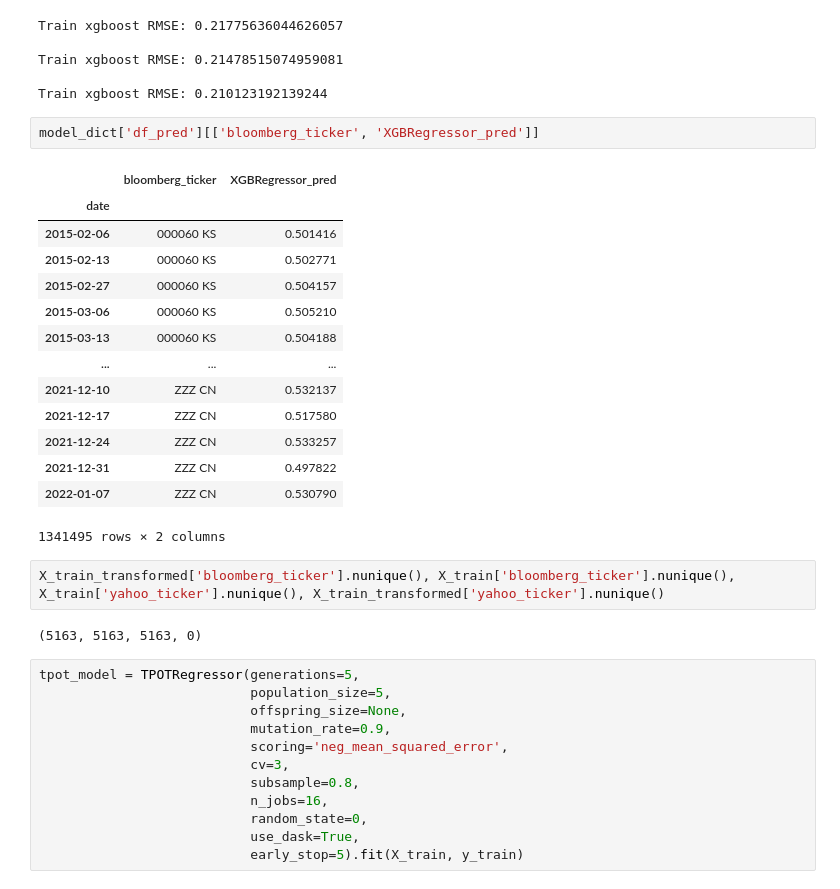
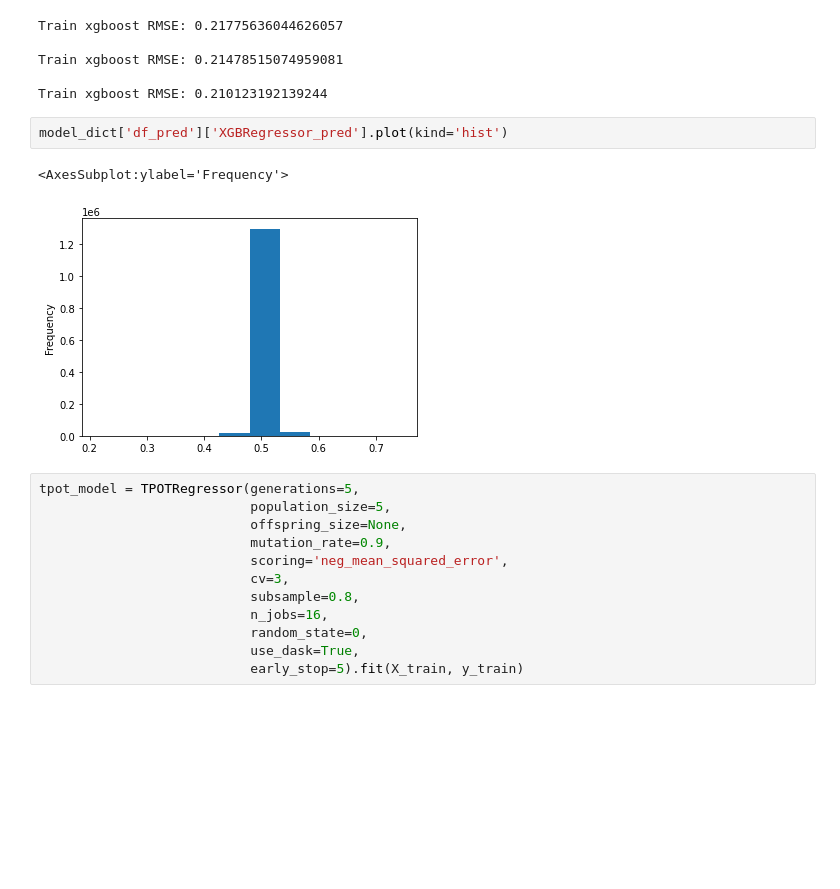
Before and after one commit to melgazar9/trading, a Jupyter notebook: numerai/dev/notebooks/TPOT_test.ipynb, the cells around one changed output. Saved outputs shown, nothing was run; the diff lists cells and outputs as text; blank space fills up the shorter version.

```diff
--- a/numerai/dev/notebooks/TPOT_test.ipynb
+++ b/numerai/dev/notebooks/TPOT_test.ipynb
@@ -91,26 +91,10 @@ Train xgboost RMSE: 0.21478515074959081
 
 Train xgboost RMSE: 0.210123192139244
 # %%
-model_dict['df_pred'][['bloomberg_ticker', 'XGBRegressor_pred']]
+model_dict['df_pred']['XGBRegressor_pred'].plot(kind='hist')
 # %% [output]
-|  | bloomberg_ticker | XGBRegressor_pred |
-| date |  |  |
-| 2015-02-06 | 000060 KS | 0.501416 |
-| 2015-02-13 | 000060 KS | 0.502771 |
-| 2015-02-27 | 000060 KS | 0.504157 |
-| 2015-03-06 | 000060 KS | 0.505210 |
-| 2015-03-13 | 000060 KS | 0.504188 |
-| ... | ... | ... |
-| 2021-12-10 | ZZZ CN | 0.532137 |
-| 2021-12-17 | ZZZ CN | 0.517580 |
-| 2021-12-24 | ZZZ CN | 0.533257 |
-| 2021-12-31 | ZZZ CN | 0.497822 |
-| 2022-01-07 | ZZZ CN | 0.530790 |
-1341495 rows × 2 columns
+<AxesSubplot:ylabel='Frequency'>
+[figure, added]
-# %%
-X_train_transformed['bloomberg_ticker'].nunique(), X_train['bloomberg_ticker'].nunique(), X_train['yahoo_ticker'].nunique(), X_train_transformed['yahoo_ticker'].nunique()
-# %% [output]
-(5163, 5163, 5163, 0)
 # %%
 tpot_model = TPOTRegressor(generations=5,
                            population_size=5,
```
Also changed, not shown: 1 other file.
